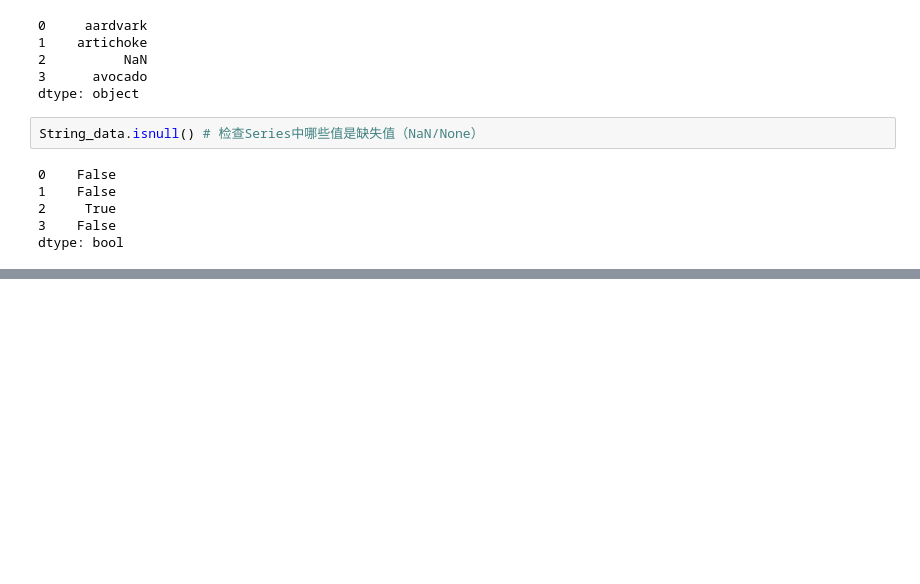
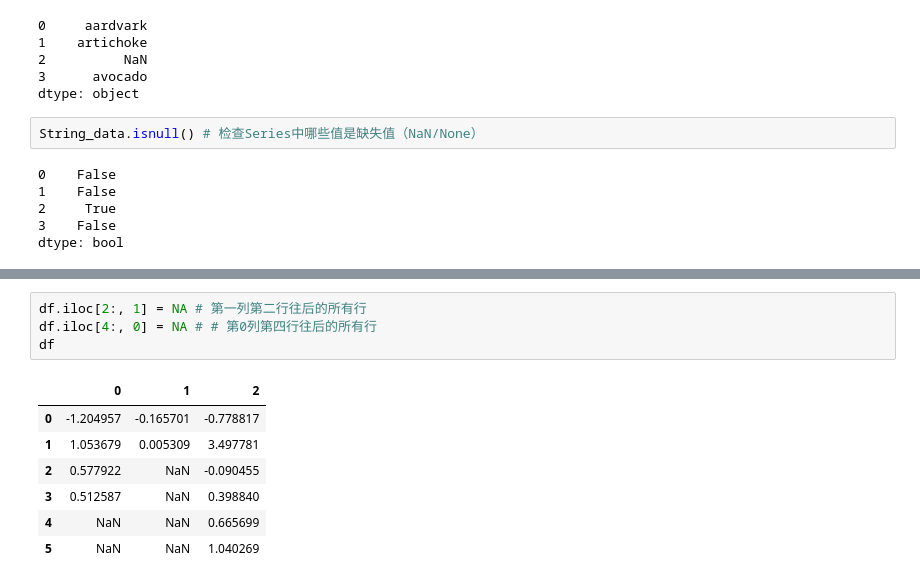
Before and after one commit to JWAN0646/Jingxuan-Wang, a Jupyter notebook: data/panda.ipynb, the cells around one changed output, grey strips where cells are left out. Saved outputs shown, nothing was run; the diff lists cells and outputs as text; blank space fills up the shorter version.

```diff
--- a/data/panda.ipynb
+++ b/data/panda.ipynb
@@ -864,0 +1100,12 @@ dtype: bool
+# %%
+df.iloc[2:, 1] = NA # 第一列第二行往后的所有行
+df.iloc[4:, 0] = NA # # 第0列第四行往后的所有行
+df
+# %% [output]
+|  | 0 | 1 | 2 |
+| 0 | -1.204957 | -0.165701 | -0.778817 |
+| 1 | 1.053679 | 0.005309 | 3.497781 |
+| 2 | 0.577922 | NaN | -0.090455 |
+| 3 | 0.512587 | NaN | 0.398840 |
+| 4 | NaN | NaN | 0.665699 |
+| 5 | NaN | NaN | 1.040269 |
```
Also changed, not shown: parts of 49 cells of this notebook, 5 other files.
